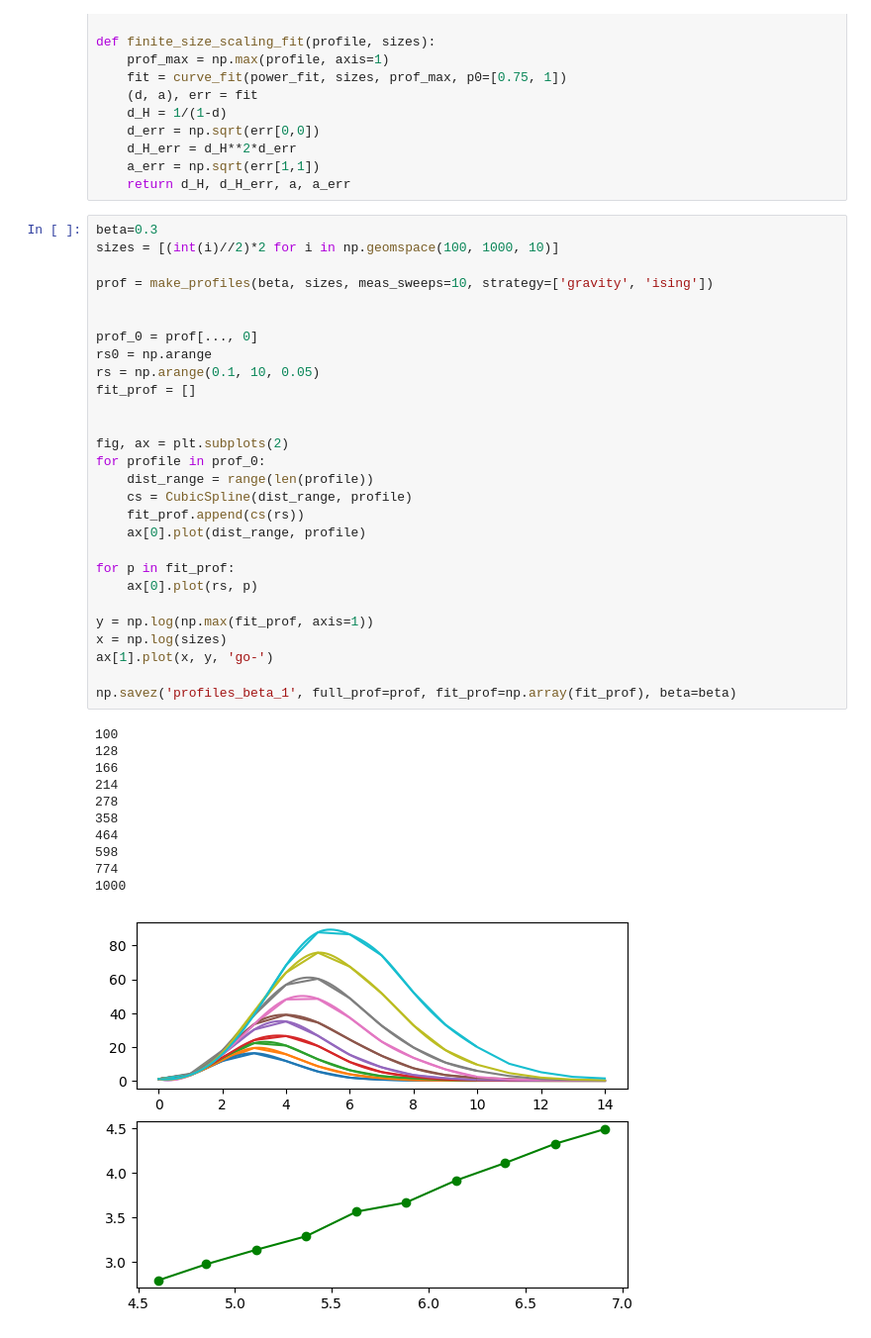
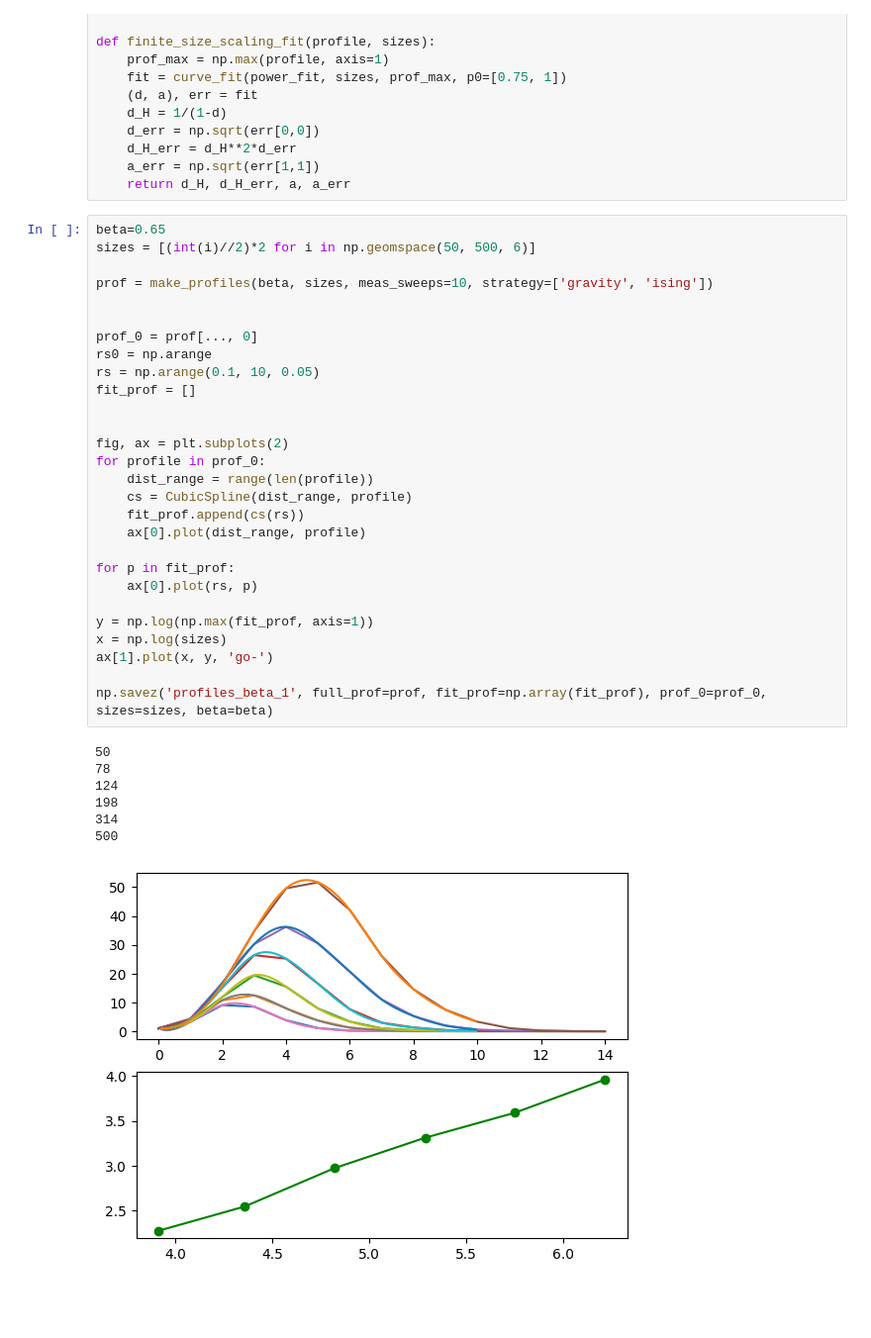
Before and after one commit to MattiaVarrone/EucliFer, a Jupyter notebook: 2D_QG/Examples.ipynb, the cells around one changed output. Shown: that part at 99% size. Saved outputs shown, nothing was run; the diff lists cells and outputs as text; blank space fills up the shorter version.

```diff
--- a/2D_QG/Examples.ipynb
+++ b/2D_QG/Examples.ipynb
@@ -110,43 +82,39 @@ def finite_size_scaling_fit(profile, sizes):
     a_err = np.sqrt(err[1,1])
     return d_H, d_H_err, a, a_err
 # %%
-beta=0.3
-sizes = [(int(i)//2)*2 for i in np.geomspace(100, 1000, 10)]
+beta=0.65
+sizes = [(int(i)//2)*2 for i in np.geomspace(50, 500, 6)]
 
 prof = make_profiles(beta, sizes, meas_sweeps=10, strategy=['gravity', 'ising'])
 
 
 prof_0 = prof[..., 0]
 rs0 = np.arange
 rs = np.arange(0.1, 10, 0.05)
 fit_prof = []
 
 
 fig, ax = plt.subplots(2)
 for profile in prof_0:
     dist_range = range(len(profile))
     cs = CubicSpline(dist_range, profile)
     fit_prof.append(cs(rs))
     ax[0].plot(dist_range, profile)
 
 for p in fit_prof:
     ax[0].plot(rs, p)
 
 y = np.log(np.max(fit_prof, axis=1))
 x = np.log(sizes)
 ax[1].plot(x, y, 'go-')
 
-np.savez('profiles_beta_1', full_prof=prof, fit_prof=np.array(fit_prof), beta=beta)
+np.savez('profiles_beta_1', full_prof=prof, fit_prof=np.array(fit_prof), prof_0=prof_0, sizes=sizes, beta=beta)
 # %% [output]
-100
-128
-166
-214
-278
-358
-464
-598
-774
-1000
+50
+78
+124
+198
+314
+500
-[figure, old version]
+[figure, new version]
 # %%
```
Also changed, not shown: parts of 15 cells of this notebook, 3 other files.
